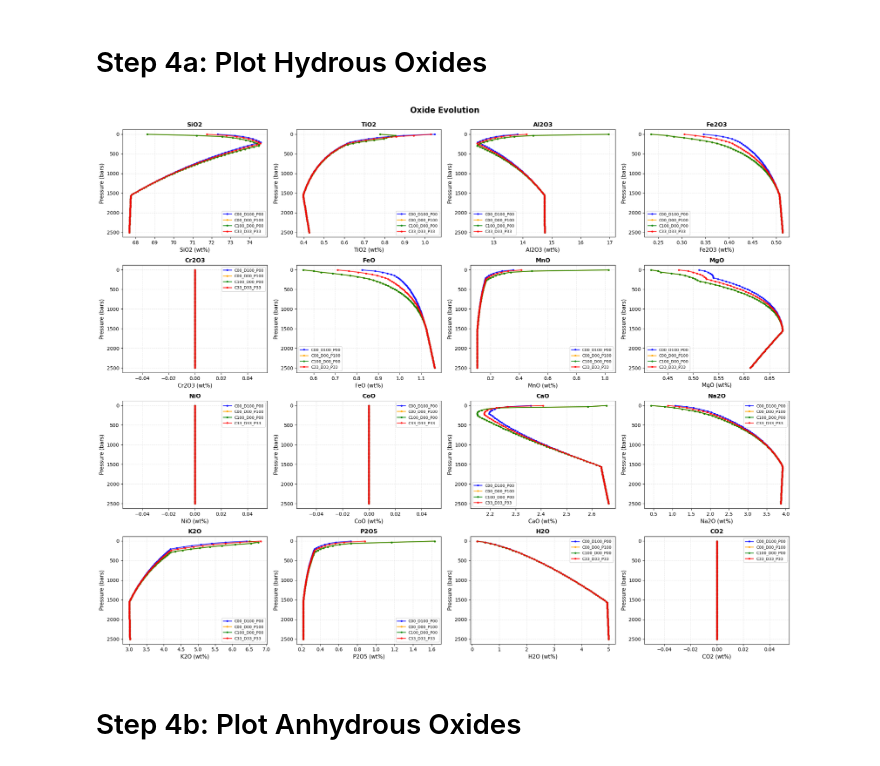
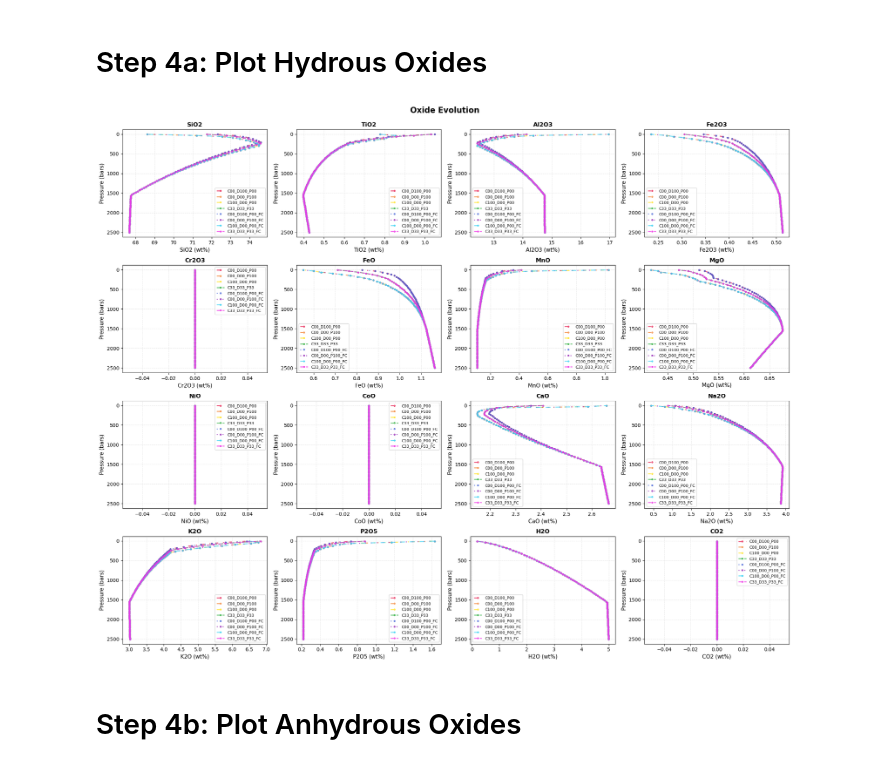
Before and after one commit to juliaberglind/MCS-Lassen-Isentropic-Decompression, a Jupyter notebook: code/lassen.ipynb, the cells around one changed output. Saved outputs shown, nothing was run; the diff lists cells and outputs as text; code cells hidden in the pictures.

Commit message:
Updated lassen_analysis.py: updated plotting colors and line styles, added new plotting functions. Updated lassen.ipynb to run new plotting functions

```diff
--- a/code/lassen.ipynb
+++ b/code/lassen.ipynb
@@ -14,6 +14,14 @@ df_eruptions_C00_D00_P100, df_summary_C00_D00_P100 = la.load_run_data("C00_D00_P
 df_eruptions_C100_D00_P00, df_summary_C100_D00_P00 = la.load_run_data("C100_D00_P00_1Bar")
 
 df_eruptions_C33_D33_P33, df_summary_C33_D33_P33 = la.load_run_data("C33_D33_P33_1Bar")
+
+df_eruptions_C00_D100_P00_FC, df_summary_C00_D100_P00_FC = la.load_run_data("C00_D100_P00_1Bar_FC")
+
+df_eruptions_C00_D00_P100_FC, df_summary_C00_D00_P100_FC = la.load_run_data("C00_D00_P100_1Bar_FC")
+
+df_eruptions_C100_D00_P00_FC, df_summary_C100_D00_P00_FC = la.load_run_data("C100_D00_P00_1Bar_FC")
+
+df_eruptions_C33_D33_P33_FC, df_summary_C33_D33_P33_FC = la.load_run_data("C33_D33_P33_1Bar_FC")
 # %% [markdown]
 # Step 3: Clean Data
 # %%
@@ -24,17 +32,27 @@ df_eruptions_C00_D00_P100 = la.clean_settp_duplicates(df_eruptions_C00_D00_P100)
 df_eruptions_C100_D00_P00 = la.clean_settp_duplicates(df_eruptions_C100_D00_P00)
 
 df_eruptions_C33_D33_P33 = la.clean_settp_duplicates(df_eruptions_C33_D33_P33)
+
+df_eruptions_C00_D100_P00_FC = la.clean_settp_duplicates(df_eruptions_C00_D100_P00)
+
+df_eruptions_C00_D00_P100_FC = la.clean_settp_duplicates(df_eruptions_C00_D00_P100)
+
+df_eruptions_C100_D00_P00_FC = la.clean_settp_duplicates(df_eruptions_C100_D00_P00)
+
+df_eruptions_C33_D33_P33_FC = la.clean_settp_duplicates(df_eruptions_C33_D33_P33)
 # %% [markdown]
 # Step 4a: Plot Hydrous Oxides
 # %%
-df_list = [df_eruptions_C00_D100_P00, df_eruptions_C00_D00_P100, df_eruptions_C100_D00_P00, df_eruptions_C33_D33_P33]
-run_names = ['C00_D100_P00', 'C00_D00_P100', 'C100_D00_P00', 'C33_D33_P33']
+df_list = [df_eruptions_C00_D100_P00, df_eruptions_C00_D00_P100, df_eruptions_C100_D00_P00, df_eruptions_C33_D33_P33,
+          df_eruptions_C00_D100_P00_FC, df_eruptions_C00_D00_P100_FC, df_eruptions_C100_D00_P00_FC, df_eruptions_C33_D33_P33_FC]
+run_names = ['C00_D100_P00', 'C00_D00_P100', 'C100_D00_P00', 'C33_D33_P33',
+            'C00_D100_P00_FC', 'C00_D00_P100_FC', 'C100_D00_P00_FC', 'C33_D33_P33_FC']
 
 fig = la.plot_all_oxides_vs_pressure(df_list, run_names)
 
 la.save_fig(fig, 'Hydrous-Oxides.png')
 # %% [output]
-[figure, old version]
+[figure, new version]
 # %% [markdown]
 # Step 4b: Plot Anhydrous Oxides
 # %%
```
Also changed, not shown: parts of 22 cells of this notebook, 1 other file.
